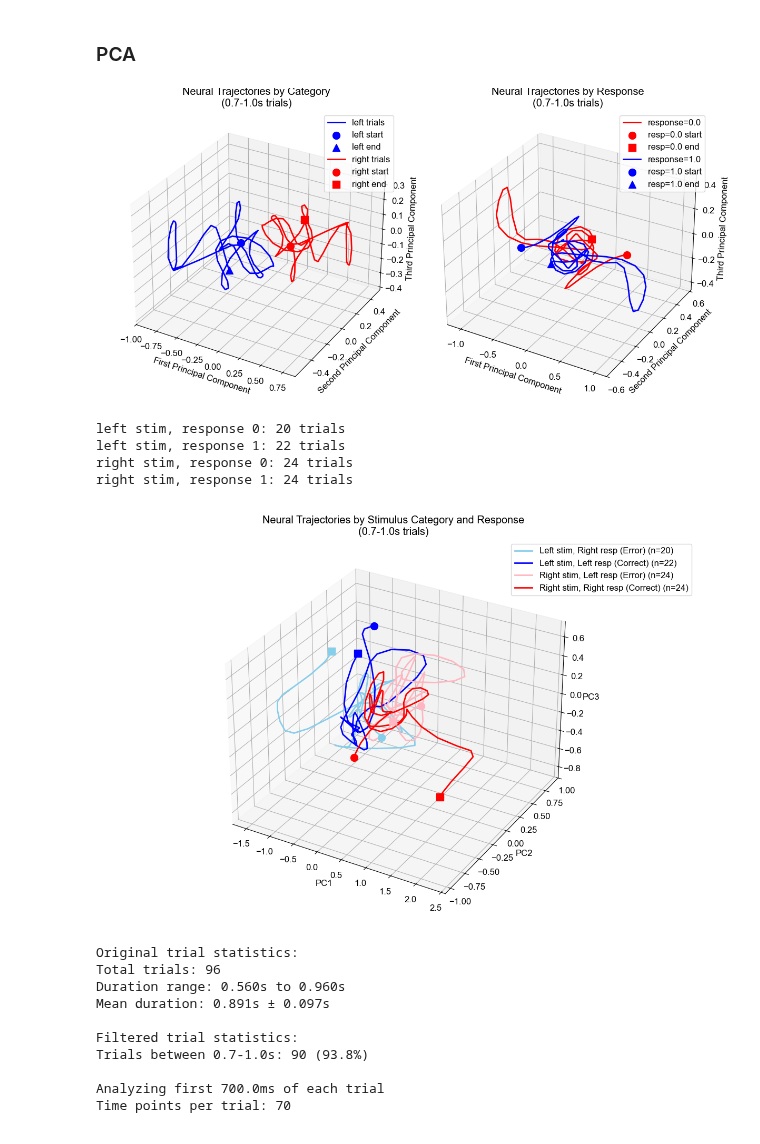
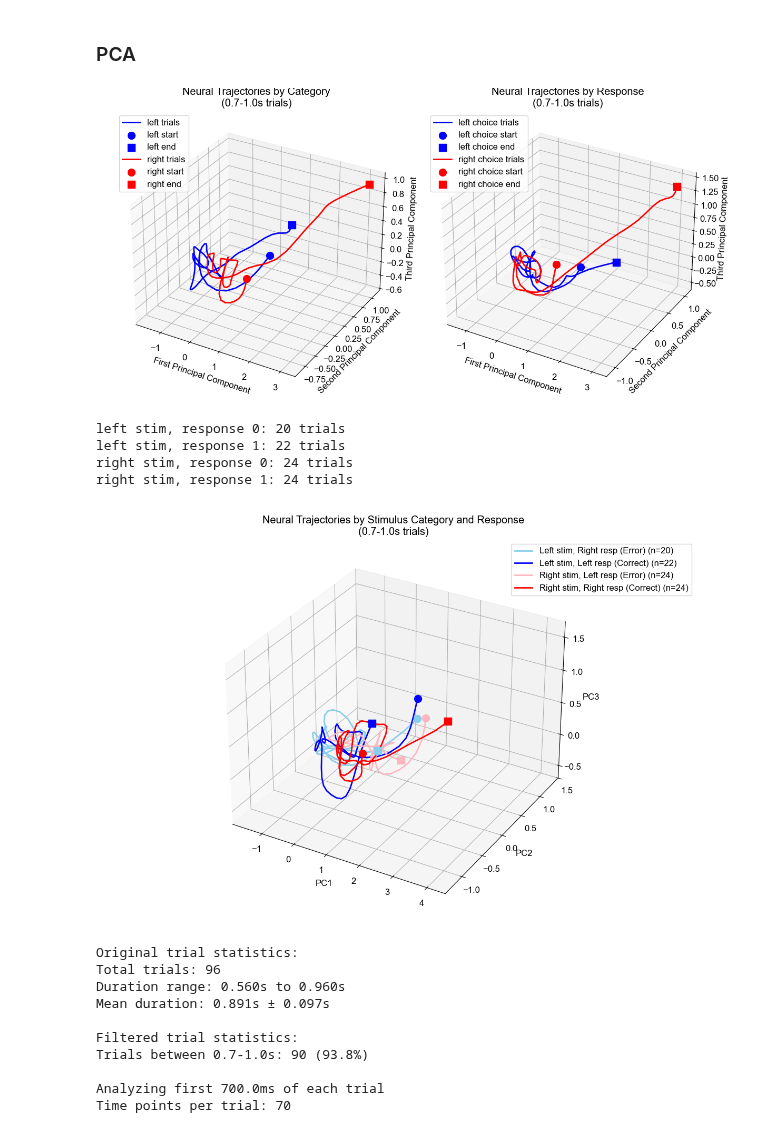
Before and after one commit to rojasgabriel/ephys, a Jupyter notebook: notebooks/decoding_stim_category.ipynb, the cells around one changed output. Saved outputs shown, nothing was run; the diff lists cells and outputs as text; code cells hidden in the pictures.

```diff
--- a/decoding_stim_category.ipynb
+++ b/notebooks/decoding_stim_category.ipynb
@@ -915,7 +917,7 @@ stats_text += f"Total trials: {len(trial_durations)}\n"
 stats_text += f"Duration range: {trial_durations.min():.3f}s to {trial_durations.max():.3f}s\n"
 stats_text += f"Mean duration: {trial_durations.mean():.3f}s ± {trial_durations.std():.3f}s\n\n"
 
-# Filter trials to only include those between 0.9 and 1 second
+# Filter trials to only include those between 0.7 and 1.0 second
 duration_mask = (trial_durations >= 0.7) & (trial_durations <= 1.0)
 filtered_trials = balanced_trials[duration_mask]
 filtered_decoder_matrix = decoder_matrix.sel(trial=filtered_trials.index)
@@ -945,11 +947,16 @@ X_full_reshaped = X_full.reshape(-1, X_full.shape[-1])  # Reshape to 2D for scal
 X_full_scaled = scaler_full.fit_transform(X_full_reshaped)
 X_full_scaled = X_full_scaled.reshape(X_full.shape)  # Reshape back to 3D
 
-# Project each timepoint through PCA with 3 components
+# Reshape to combine trials and timepoints for PCA
+n_trials, n_times, n_units = X_full_scaled.shape
+X_reshaped = X_full_scaled.reshape(-1, n_units)
+
+# Fit PCA once on all data
 pca_3d = PCA(n_components=3)
-X_full_3d = np.zeros((X_full_scaled.shape[0], X_full_scaled.shape[1], 3))
-for t in range(X_full_scaled.shape[1]):
-    X_full_3d[:,t,:] = pca_3d.fit_transform(X_full_scaled[:,t,:])
+X_all_3d = pca_3d.fit_transform(X_reshaped)
+
+# Reshape back to (trials, times, components)
+X_full_3d = X_all_3d.reshape(n_trials, n_times, 3)
 
 # Create figure with two subplots
 fig = plt.figure(figsize=(12,6))
@@ -961,7 +968,7 @@ ax1 = fig.add_subplot(121, projection='3d')
 categories = filtered_decoder_matrix.category.values
 unique_categories = np.unique(categories)
 colors = {'left': 'blue', 'right': 'red'}
-markers = {'left': '^', 'right': 's'}
+markers = {'left': 's', 'right': 's'}
 
 # Apply smoothing using a Gaussian filter
 from scipy.ndimage import gaussian_filter1d
@@ -999,41 +1006,43 @@ ax2 = fig.add_subplot(122, projection='3d')
 # Plot average trajectories for each response value
 response_values = filtered_decoder_matrix.response_side.values
 unique_responses = np.unique(response_values)
-# Map 0 to 'right' and 1 to 'left' to use same colors/markers
-response_mapping = {1: 'left', 0: 'right'}
+response_labels = {0: 'left choice', 1: 'right choice'}
 
 for resp in unique_responses:
     resp_mask = response_values == resp
     mean_trajectory = X_full_3d[resp_mask,:,:].mean(axis=0)
 
     # Smooth each dimension separately
     smoothed_trajectory = np.zeros_like(mean_trajectory)
     for dim in range(3):
         smoothed_trajectory[:,dim] = gaussian_filter1d(mean_trajectory[:,dim], sigma)
 
-    mapped_resp = response_mapping[resp]
+    resp_label = response_labels[resp]
+    resp_color = colors['right' if resp == 1 else 'left']
+    resp_marker = markers['right' if resp == 1 else 'left']
+
     ax2.plot(smoothed_trajectory[:,0], smoothed_trajectory[:,1], smoothed_trajectory[:,2],
-            color=colors[mapped_resp], label=f'response={resp}',
+            color=resp_color, label=f'{resp_label} trials',
             linewidth=2)
 
     # Plot start point (circle) and end point (response-specific marker)
     ax2.scatter(smoothed_trajectory[0,0], smoothed_trajectory[0,1], smoothed_trajectory[0,2],
-              color=colors[mapped_resp], marker='o', s=100, label=f'resp={resp} start')
+              color=resp_color, marker='o', s=100, label=f'{resp_label} start')
     ax2.scatter(smoothed_trajectory[-1,0], smoothed_trajectory[-1,1], smoothed_trajectory[-1,2],
-              color=colors[mapped_resp], marker=markers[mapped_resp], s=100, label=f'resp={resp} end')
+              color=resp_color, marker=resp_marker, s=100, label=f'{resp_label} end')
 
 ax2.set_xlabel('First Principal Component')
 ax2.set_ylabel('Second Principal Component')
 ax2.set_zlabel('Third Principal Component')
 ax2.set_title('Neural Trajectories by Response\n(0.7-1.0s trials)')
 ax2.legend()
 ax2.grid(True, alpha=0.3)
 
 plt.tight_layout()
 plt.show()
 plt.savefig('/Users/gabriel/lib/oqe-figures/decoding/PCA_trajectories_0.7-1.0s.svg', format='svg', dpi=300)
 # %% [output]
-[figure, old version]
+[figure, new version]
 # %%
 def get_trial_duration(stim_ts):
     return stim_ts[-1] - stim_ts[0]
@@ -1060,16 +1069,22 @@ analysis_window = 0.7  # Analyze first 700ms of each trial
 time_mask = filtered_decoder_matrix.time <= analysis_window
 X_full = filtered_decoder_matrix.sel(time=time_mask).values
 
-# Scale and PCA as before
+# Scale and PCA
 scaler_full = StandardScaler()
 X_full_reshaped = X_full.reshape(-1, X_full.shape[-1])
 X_full_scaled = scaler_full.fit_transform(X_full_reshaped)
 X_full_scaled = X_full_scaled.reshape(X_full.shape)
 
+# Reshape to combine trials and timepoints for PCA
+n_trials, n_times, n_units = X_full_scaled.shape
+X_reshaped = X_full_scaled.reshape(-1, n_units)
+
+# Fit PCA once on all data
 pca_3d = PCA(n_components=3)
-X_full_3d = np.zeros((X_full_scaled.shape[0], X_full_scaled.shape[1], 3))
-for t in range(X_full_scaled.shape[1]):
-    X_full_3d[:,t,:] = pca_3d.fit_transform(X_full_scaled[:,t,:])
+X_all_3d = pca_3d.fit_transform(X_reshaped)
+
+# Reshape back to (trials, times, components)
+X_full_3d = X_all_3d.reshape(n_trials, n_times, 3)
 
 # Create figure
 fig = plt.figure(figsize=(12, 8))
@@ -1138,7 +1153,7 @@ left stim, response 0: 20 trials
 left stim, response 1: 22 trials
 right stim, response 0: 24 trials
 right stim, response 1: 24 trials
-[figure, old version]
+[figure, new version]
 # %%
 def get_trial_duration(stim_ts):
     return stim_ts[-1] - stim_ts[0]
```
Also changed, not shown: parts of 3 cells of this notebook, 3 other files.
